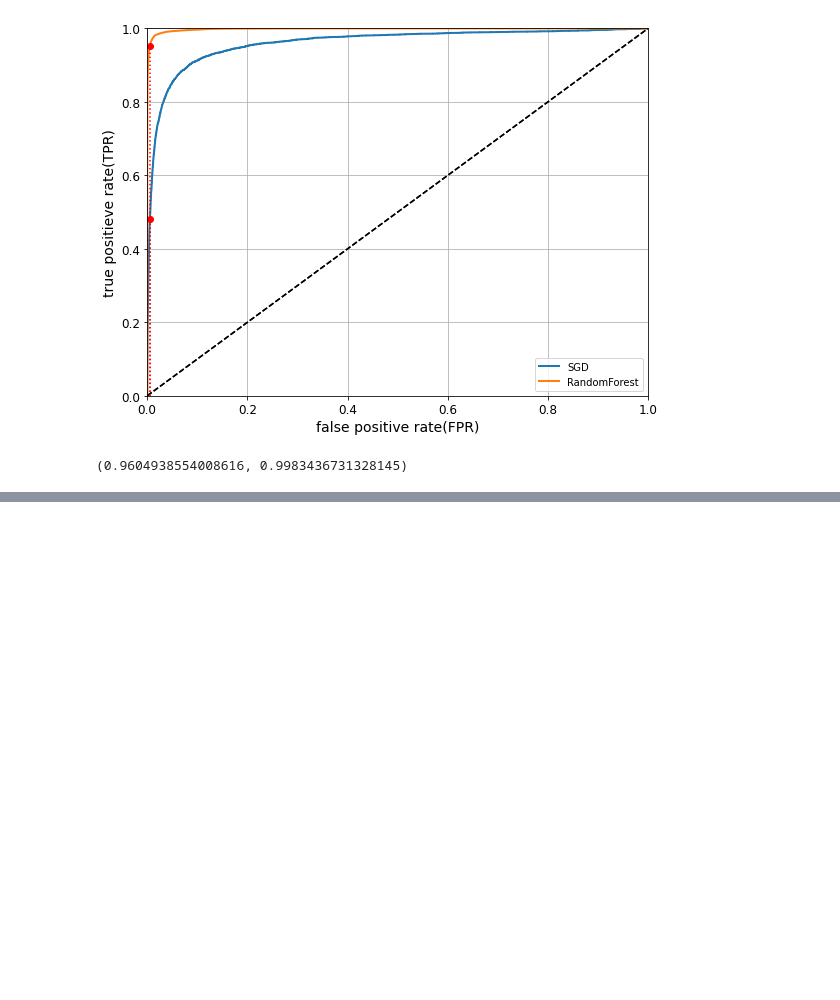
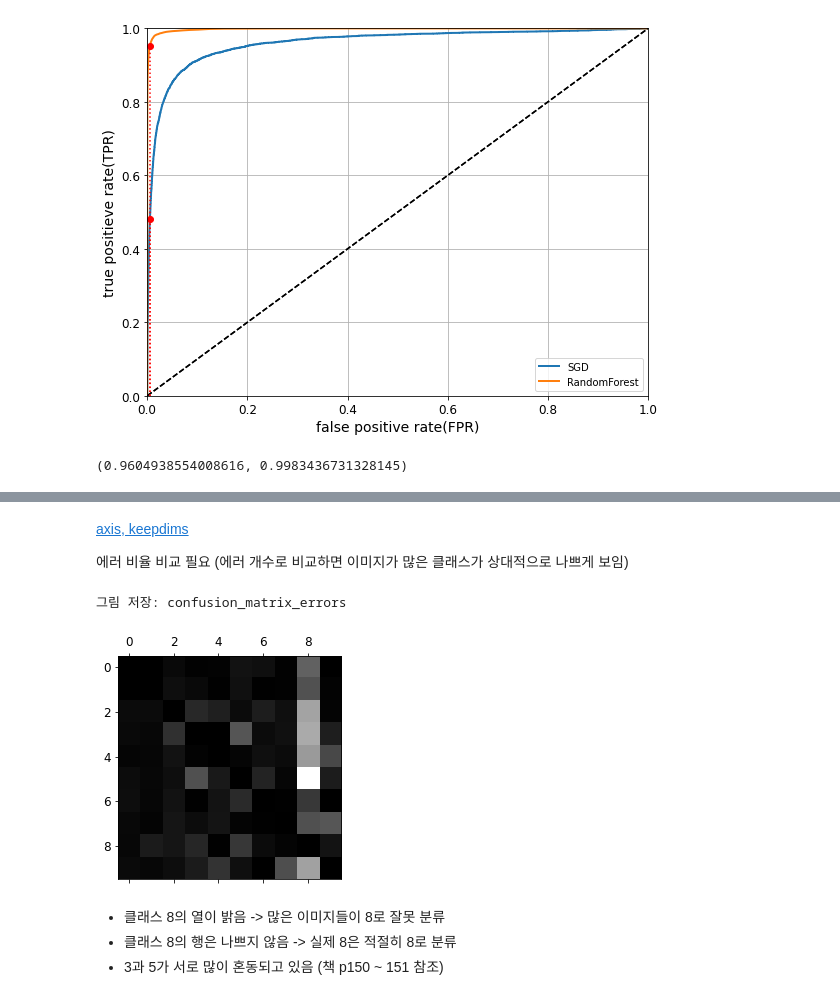
Before and after one commit to YuchanJung/TIL, a Jupyter notebook: ml/handson-ml2/classification.ipynb, the cells around one changed output, grey strips where cells are left out. Cells and saved outputs as stored; diff of their text form; code cells hidden in the pictures; blank space fills up the shorter version.

```diff
--- a/ml/handson-ml2/classification.ipynb
+++ b/ml/handson-ml2/classification.ipynb
@@ -267,0 +358,16 @@ roc_auc_score(y_train_5, y_scores), roc_auc_score(y_train_5, y_scores_forest)
+# %% [markdown]
+[axis, keepdims](https://yeko90.tistory.com/56)
+
+에러 비율 비교 필요 (에러 개수로 비교하면 이미지가 많은 클래스가 상대적으로 나쁘게 보임)
+# %%
+np.fill_diagonal(norm_conf_mx, 0) # 대각선 0으로 채움
+plt.matshow(norm_conf_mx, cmap=plt.cm.gray)
+save_fig('confusion_matrix_errors', tight_layout=False)
+plt.show()
+# %% [output]
+그림 저장: confusion_matrix_errors
+[figure, added]
+# %% [markdown]
+- 클래스 8의 열이 밝음 -> 많은 이미지들이 8로 잘못 분류
+- 클래스 8의 행은 나쁘지 않음 -> 실제 8은 적절히 8로 분류
+- 3과 5가 서로 많이 혼동되고 있음 (책 p150 ~ 151 참조)
```
Also changed, not shown: parts of 17 cells of this notebook.
